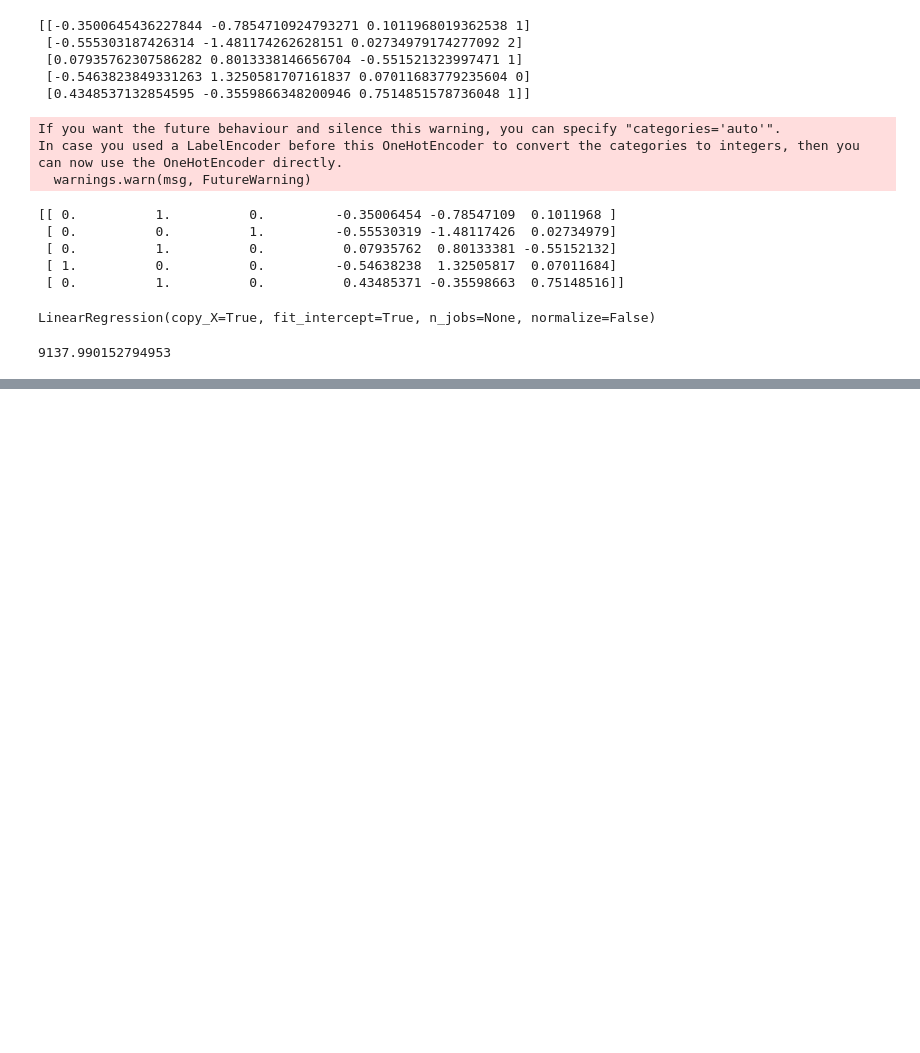
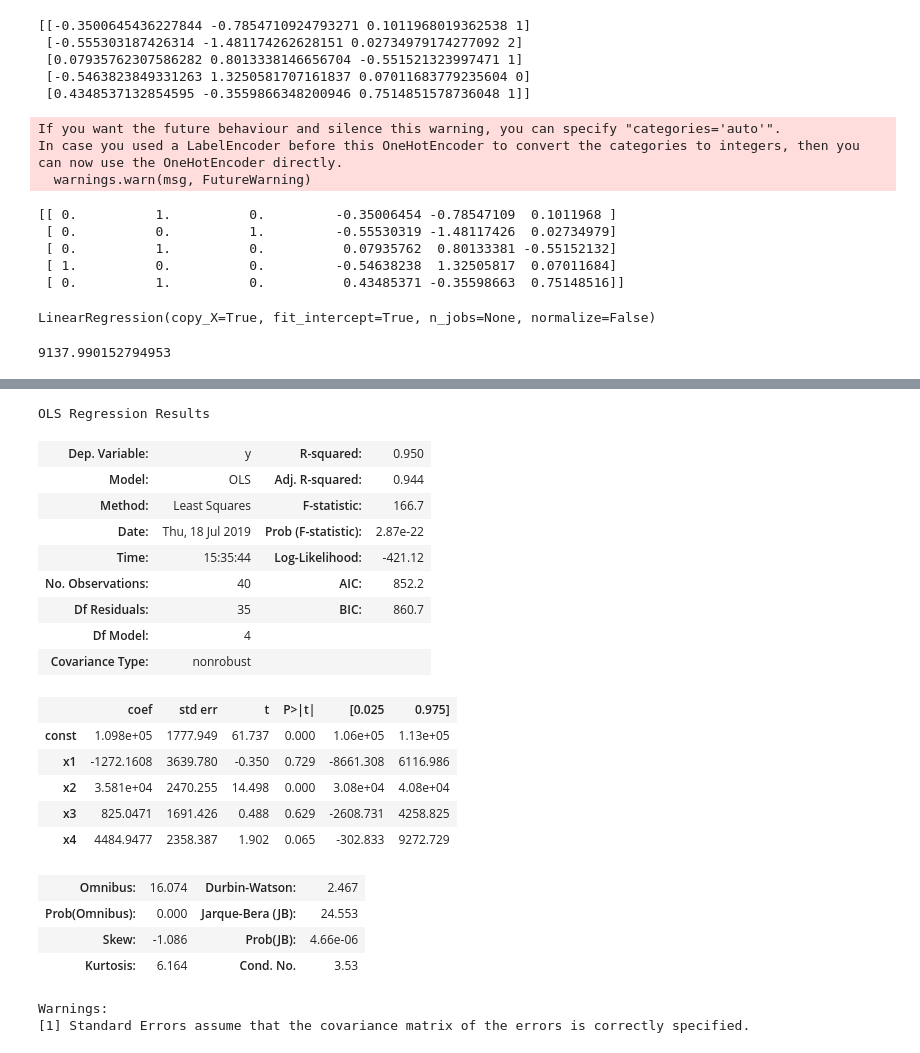
Before and after one commit to klysman08/Data-science-e-Machine-Learning, a Jupyter notebook: Day_4_Regressão.ipynb, the cells around one changed output, grey strips where cells are left out. Drawn from its saved outputs; the diff is of its cells as text; code cells hidden in the pictures; blank space fills up the shorter version.

```diff
--- a/Day_4_Regressão.ipynb
+++ b/Day_4_Regressão.ipynb
@@ -102,0 +164,27 @@ print(rmse)
+# %%
+X_opt = X_train[:, [0,1,3,4,5]]
+regressor_OLS = sm.OLS(endog=y_train, exog=X_opt).fit()
+regressor_OLS.summary()
+# %% [output]
+OLS Regression Results
+| Dep. Variable: | y | R-squared: | 0.950 |
+| Model: | OLS | Adj. R-squared: | 0.944 |
+| Method: | Least Squares | F-statistic: | 166.7 |
+| Date: | Thu, 18 Jul 2019 | Prob (F-statistic): | 2.87e-22 |
+| Time: | 15:35:44 | Log-Likelihood: | -421.12 |
+| No. Observations: | 40 | AIC: | 852.2 |
+| Df Residuals: | 35 | BIC: | 860.7 |
+| Df Model: | 4 |  |  |
+| Covariance Type: | nonrobust |  |  |
+|  | coef | std err | t | P>|t| | [0.025 | 0.975] |
+| const | 1.098e+05 | 1777.949 | 61.737 | 0.000 | 1.06e+05 | 1.13e+05 |
+| x1 | -1272.1608 | 3639.780 | -0.350 | 0.729 | -8661.308 | 6116.986 |
+| x2 | 3.581e+04 | 2470.255 | 14.498 | 0.000 | 3.08e+04 | 4.08e+04 |
+| x3 | 825.0471 | 1691.426 | 0.488 | 0.629 | -2608.731 | 4258.825 |
+| x4 | 4484.9477 | 2358.387 | 1.902 | 0.065 | -302.833 | 9272.729 |
+| Omnibus: | 16.074 | Durbin-Watson: | 2.467 |
+| Prob(Omnibus): | 0.000 | Jarque-Bera (JB): | 24.553 |
+| Skew: | -1.086 | Prob(JB): | 4.66e-06 |
+| Kurtosis: | 6.164 | Cond. No. | 3.53 |
+Warnings:
+[1] Standard Errors assume that the covariance matrix of the errors is correctly specified.
```
Also changed, not shown: parts of 12 cells of this notebook.
